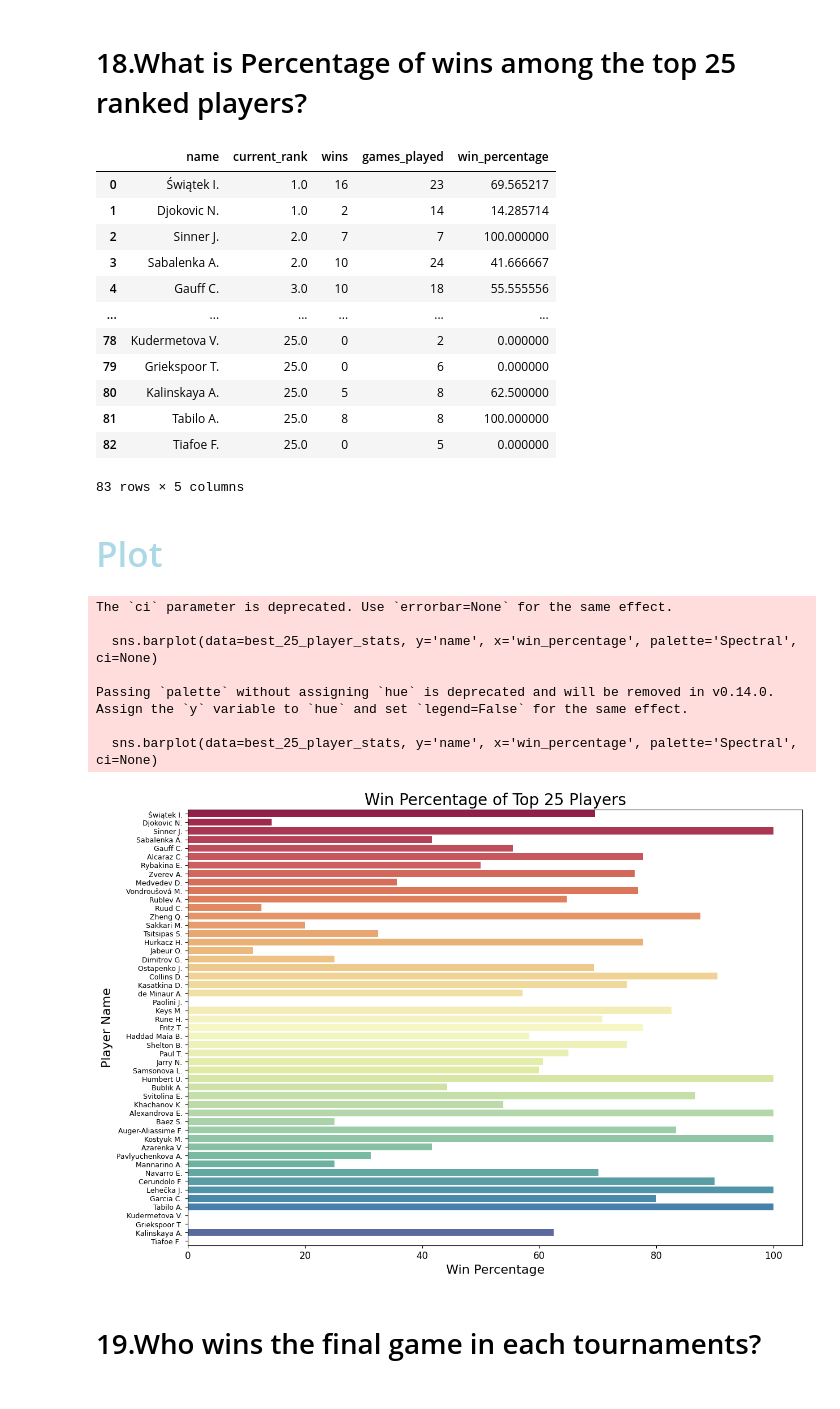
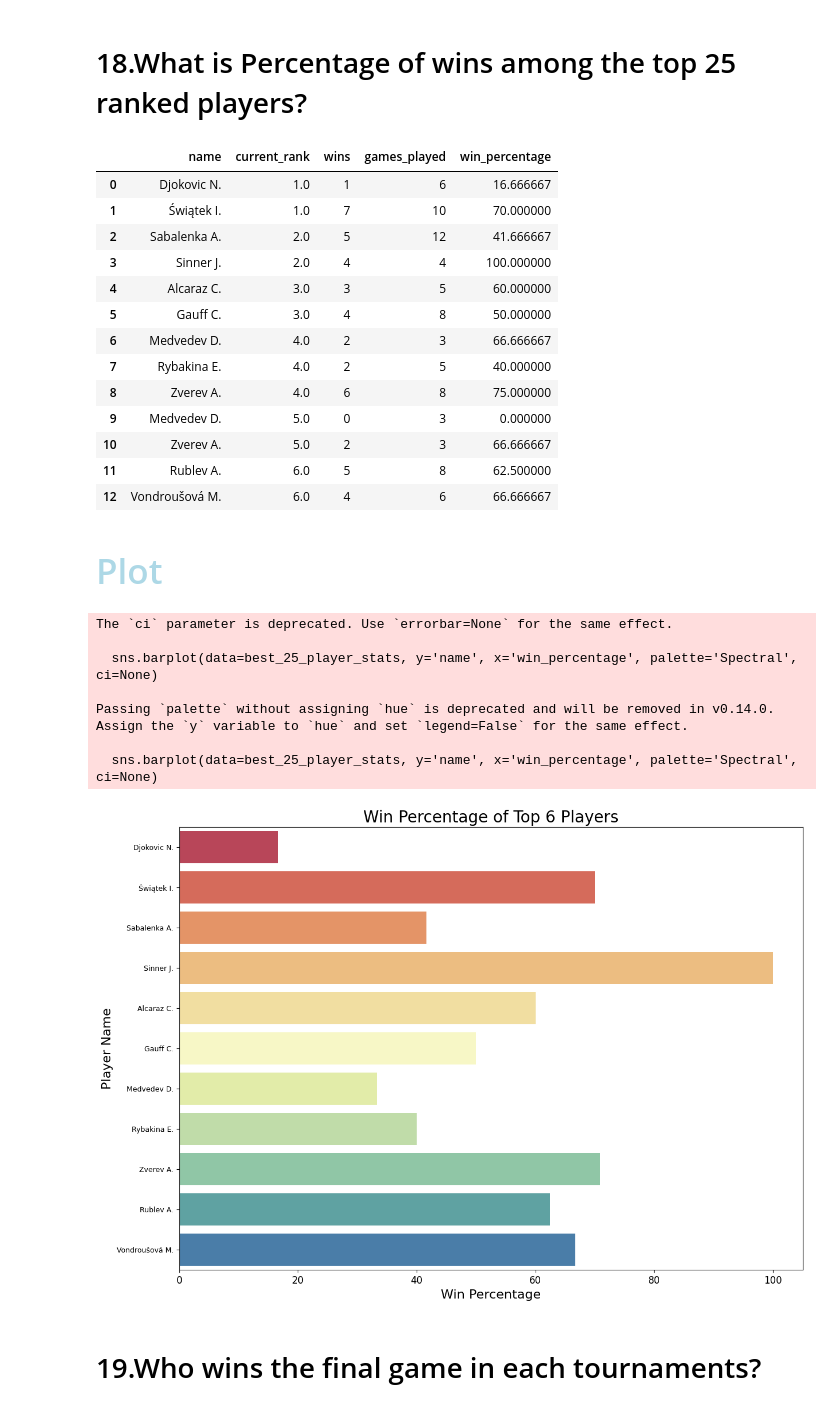
Before and after one commit to HosseinFaghihi/tennismatch_coop_coding, a Jupyter notebook: notbooks/tproject.ipynb, the cells around one changed output. Drawn from its saved outputs; the diff is of its cells as text; code cells hidden in the pictures.

Commit message:
some markdown edit and add some plots

```diff
--- a/notbooks/tproject.ipynb
+++ b/notbooks/tproject.ipynb
@@ -1177,44 +1034,3 @@ for index, row in top_3_winning_percentage.iterrows():
 Player: Griekspoor T. | Winning Percentage: 100.00% | Matches Played: 3
 Player: Osaka N. | Winning Percentage: 100.00% | Matches Played: 3
 Player: Ruud C. | Winning Percentage: 100.00% | Matches Played: 3
-# %%
-dffi=grouped_data_frames['pbp']
-last_row_per_id = dffi.groupby('match_id').last().reset_index()
-def determine_winner(row):
-    home_has_A = 'A' in str(row['home_point'])
-    away_has_A = 'A' in str(row['away_point'])
-
-    if home_has_A and not away_has_A:
-        return 0
-    elif away_has_A and not home_has_A:
-        return 1
-    elif '40' in [row['home_point'], row['away_point']]:
-        return 0 if row['home_point'] == '40' else 1
-    else:
-        return None
-
-
-last_row_per_id['Winner'] = last_row_per_id.apply(determine_winner, axis=1)
-df_home_new=grouped_data_frames['home_team']
-df_home_new['h/a']=0
-df_away_new=grouped_data_frames['away_team']
-df_away_new['h/a']=1
-df_home_away=pd.concat([df_home_new,df_away_new])
-df_merge_team_pbp=pd.merge(df_home_away,last_row_per_id[['Winner','match_id']] ,on='match_id',how='inner')
-df_merge_team_pbp=df_merge_team_pbp[['match_id','name', 'gender','current_rank','h/a','Winner']].sort_values(by='match_id').drop_duplicates()
-grouped = df_merge_team_pbp.groupby('match_id').filter(lambda x: (x['current_rank'] <= 10).any()).reset_index(drop=True)
-filterede_df = grouped[(grouped['h/a'] == grouped['Winner']) & (grouped['current_rank'] > 10)]
-count=grouped[(grouped['current_rank'] > 10)].reset_index(drop=True)
-
-
-count_df1 = filterede_df['name'].value_counts().reset_index()
-count_df1.columns = ['name', 'wincounts']
-
-count_df2 = count['name'].value_counts().reset_index()
-count_df2.columns=['name','matchcount']
-
-
-df_count_all=pd.merge(count_df1,count_df2,on='name',how='inner').reset_index(drop=True)
-df_count_all['win percentage']=df_count_all['wincounts']*100/df_count_all['matchcount']
-df_count_all=df_count_all.sort_values(by='win percentage',ascending=False)
-df_count_all[df_count_all['win percentage']==100].reset_index(drop=True)
@@ -1279,22 +1128,23 @@ player_stats = df_merge_team_pbp.groupby(['name','current_rank']).agg(
 
 player_stats['win_percentage'] = (player_stats['wins'] / player_stats['games_played']) * 100
 
-best_25_player_stats = player_stats[player_stats['current_rank'] <= 25].sort_values(by='current_rank').reset_index(drop=True)
+best_25_player_stats = player_stats[player_stats['current_rank'] <= 6].sort_values(by='current_rank').reset_index(drop=True)
 best_25_player_stats
 # %% [output]
 |  | name | current_rank | wins | games_played | win_percentage |
-| 0 | Świątek I. | 1.0 | 16 | 23 | 69.565217 |
-| 1 | Djokovic N. | 1.0 | 2 | 14 | 14.285714 |
-| 2 | Sinner J. | 2.0 | 7 | 7 | 100.000000 |
-| 3 | Sabalenka A. | 2.0 | 10 | 24 | 41.666667 |
-| 4 | Gauff C. | 3.0 | 10 | 18 | 55.555556 |
-| ... | ... | ... | ... | ... | ... |
-| 78 | Kudermetova V. | 25.0 | 0 | 2 | 0.000000 |
-| 79 | Griekspoor T. | 25.0 | 0 | 6 | 0.000000 |
-| 80 | Kalinskaya A. | 25.0 | 5 | 8 | 62.500000 |
-| 81 | Tabilo A. | 25.0 | 8 | 8 | 100.000000 |
-| 82 | Tiafoe F. | 25.0 | 0 | 5 | 0.000000 |
+| 0 | Djokovic N. | 1.0 | 1 | 6 | 16.666667 |
+| 1 | Świątek I. | 1.0 | 7 | 10 | 70.000000 |
+| 2 | Sabalenka A. | 2.0 | 5 | 12 | 41.666667 |
+| 3 | Sinner J. | 2.0 | 4 | 4 | 100.000000 |
+| 4 | Alcaraz C. | 3.0 | 3 | 5 | 60.000000 |
+| 5 | Gauff C. | 3.0 | 4 | 8 | 50.000000 |
+| 6 | Medvedev D. | 4.0 | 2 | 3 | 66.666667 |
+| 7 | Rybakina E. | 4.0 | 2 | 5 | 40.000000 |
+| 8 | Zverev A. | 4.0 | 6 | 8 | 75.000000 |
+| 9 | Medvedev D. | 5.0 | 0 | 3 | 0.000000 |
+| 10 | Zverev A. | 5.0 | 2 | 3 | 66.666667 |
+| 11 | Rublev A. | 6.0 | 5 | 8 | 62.500000 |
+| 12 | Vondroušová M. | 6.0 | 4 | 6 | 66.666667 |
-83 rows × 5 columns
 # %% [markdown]
 <h2  style="color:lightblue; font-family:Arial, sans-serif; font-size:35px;">
 
@@ -1304,26 +1154,26 @@ Plot
 # %%
 # Plotting
 plt.figure(figsize=(14, 10))
 sns.set_palette('Spectral')  # Change the color palette
 
 # Horizontal bar plot
 sns.barplot(data=best_25_player_stats, y='name', x='win_percentage', palette='Spectral', ci=None)
 
-plt.title('Win Percentage of Top 25 Players', fontsize=20)
+plt.title('Win Percentage of Top 6 Players', fontsize=20)
 plt.xlabel('Win Percentage', fontsize=16)
 plt.ylabel('Player Name', fontsize=16)
 plt.xticks(fontsize=12)
 plt.yticks(fontsize=9)
 plt.show()
 # %% [output]
 The `ci` parameter is deprecated. Use `errorbar=None` for the same effect.
 
   sns.barplot(data=best_25_player_stats, y='name', x='win_percentage', palette='Spectral', ci=None)
 
 Passing `palette` without assigning `hue` is deprecated and will be removed in v0.14.0. Assign the `y` variable to `hue` and set `legend=False` for the same effect.
 
   sns.barplot(data=best_25_player_stats, y='name', x='win_percentage', palette='Spectral', ci=None)
-[figure, old version]
+[figure, new version]
 # %% [markdown]
 <h1>
 19.Who wins the final game in each tournaments?
```
Also changed, not shown: parts of 31 cells of this notebook, 2 other files.
